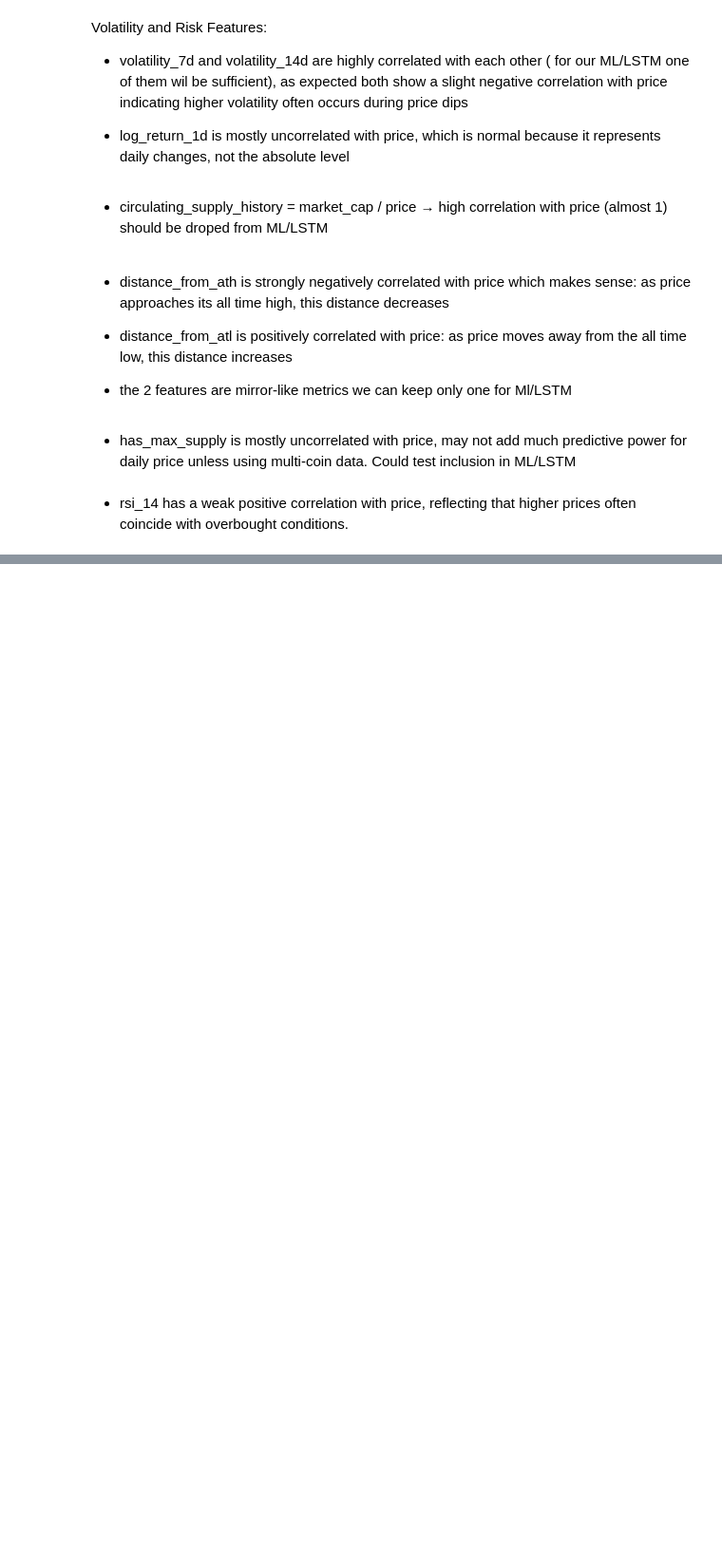
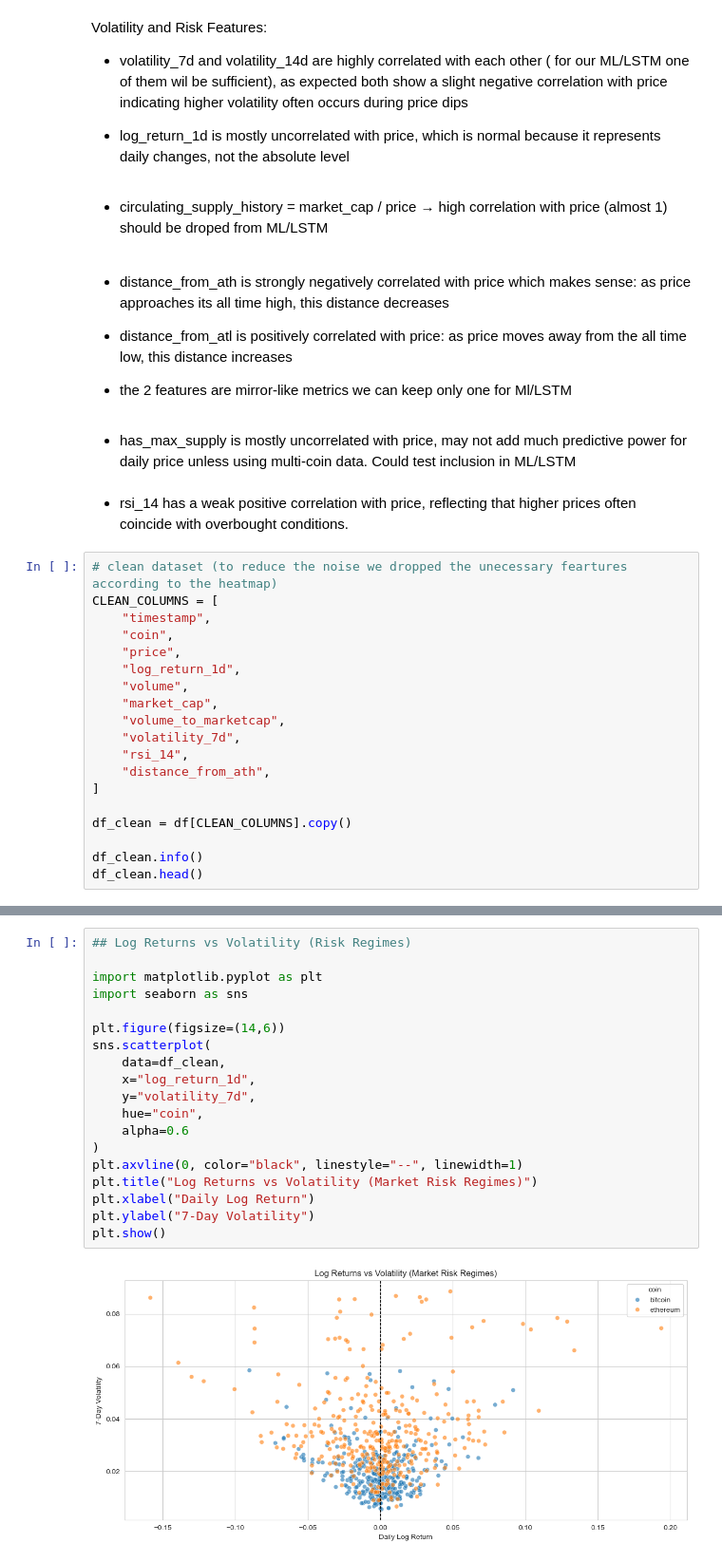
Before and after one commit to tlilimaryem7-cloud/AI-powered-cryptocurrency-market-analysis-and-decision-support-system, a Jupyter notebook: notebooks/02_eda.ipynb, the cells around one changed output, grey strips where cells are left out. Shown at 95% size. Saved outputs shown, nothing was run; the diff lists cells and outputs as text; blank space fills up the shorter version.

Commit message:
Add clean dataset, preprocessing pipeline, and EDA updates

```diff
--- a/notebooks/02_eda.ipynb
+++ b/notebooks/02_eda.ipynb
@@ -724,3 +567,22 @@ Volatility and Risk Features:
 - has_max_supply is mostly uncorrelated with price, may not add much predictive power for daily price unless using multi-coin data. Could test inclusion in ML/LSTM
 # %% [markdown]
 - rsi_14 has a weak positive correlation with price, reflecting that higher prices often coincide with overbought conditions.
+# %%
+# clean dataset (to reduce the noise we dropped the unecessary feartures according to the heatmap)
+CLEAN_COLUMNS = [
+    "timestamp",
+    "coin",
+    "price",
+    "log_return_1d",
+    "volume",
+    "market_cap",
+    "volume_to_marketcap",
+    "volatility_7d",
+    "rsi_14",
+    "distance_from_ath",
+]
+
+df_clean = df[CLEAN_COLUMNS].copy()
+
+df_clean.info()
+df_clean.head()
@@ -726,0 +631,21 @@ Volatility and Risk Features:
+# %%
+## Log Returns vs Volatility (Risk Regimes)
+
+import matplotlib.pyplot as plt
+import seaborn as sns
+
+plt.figure(figsize=(14,6))
+sns.scatterplot(
+    data=df_clean,
+    x="log_return_1d",
+    y="volatility_7d",
+    hue="coin",
+    alpha=0.6
+)
+plt.axvline(0, color="black", linestyle="--", linewidth=1)
+plt.title("Log Returns vs Volatility (Market Risk Regimes)")
+plt.xlabel("Daily Log Return")
+plt.ylabel("7-Day Volatility")
+plt.show()
+# %% [output]
+[figure, added]
```
Also changed, not shown: parts of 22 cells of this notebook, 1 other file.
